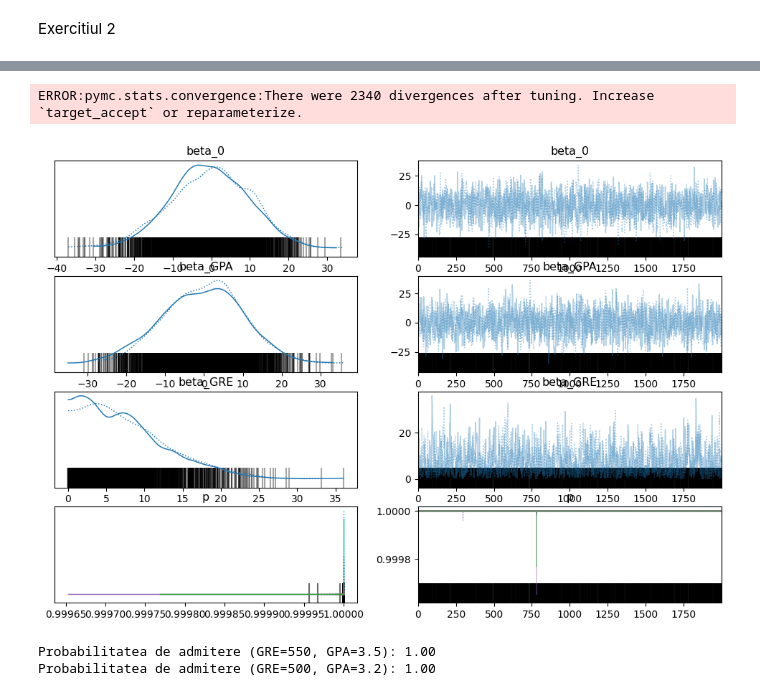
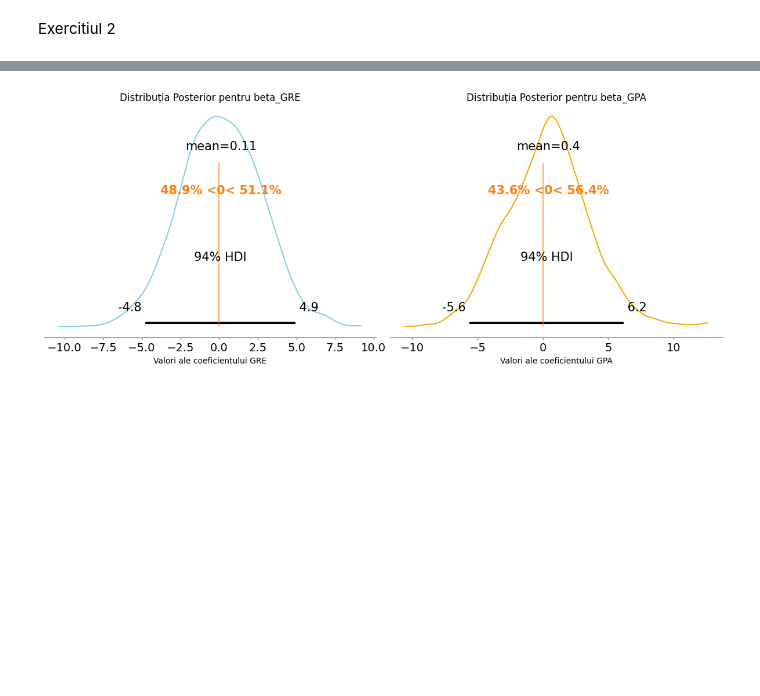
Before and after one commit to BiancaBb01/PMP-2024, a Jupyter notebook: Tema9.ipynb, the cells around one changed output, grey strips where cells are left out. Drawn from its saved outputs; the diff is of its cells as text; code cells hidden in the pictures; blank space fills up the shorter version.

```diff
--- a/Tema9.ipynb
+++ b/Tema9.ipynb
@@ -46,47 +59,56 @@ Frontiera de decizie: 3.31 ore de studiu
 Exercitiul 2
 # %%
 import pandas as pd
+import numpy as np
+import pymc as pm
+import arviz as az
+import matplotlib.pyplot as plt
 
 np.random.seed(42)
 n = 400
-GRE = np.random.normal(500, 50, n)  # GRE scor
-GPA = np.random.normal(3.0, 0.5, n)  # GPA scor
-admitted = (0.01 * GRE + 0.8 * GPA + np.random.normal(0, 0.5, n)) > 4.5  # Decizie binara (1/0)
+GRE = np.random.normal(500, 50, n)  # GRE
+GPA = np.random.normal(3.0, 0.5, n)  # GPA
+admitted = (0.01 * GRE + 0.8 * GPA + np.random.normal(0, 0.5, n)) > 4.5
 
-# Model Bayesian de regresie logistica cu 2 predictori
-with pm.Model() as logistic_model_2:
-    beta_0 = pm.Normal('beta_0', mu=0, sigma=10)
-    beta_GRE = pm.Normal('beta_GRE', mu=0, sigma=10)
-    beta_GPA = pm.Normal('beta_GPA', mu=0, sigma=10)
+data = pd.DataFrame({"GRE": GRE, "GPA": GPA, "admitted": admitted.astype(int)})
 
-    logit_p = beta_0 + beta_GRE * GRE + beta_GPA * GPA
-    p = pm.Deterministic('p', pm.math.sigmoid(logit_p))
-    y_obs = pm.Bernoulli('y_obs', p=p, observed=admitted)
+#Normalizarea
+data["GRE_norm"] = (data["GRE"] - data["GRE"].mean()) / data["GRE"].std()
+data["GPA_norm"] = (data["GPA"] - data["GPA"].mean()) / data["GPA"].std()
 
-    trace_2 = pm.sample(2000, tune=1000, cores=1)
 
-pm.plot_trace(trace_2)
+with pm.Model() as logistic_model:
+
+    beta_0 = pm.Normal("beta_0", mu=0, sigma=10)
+    beta_GRE = pm.Normal("beta_GRE", mu=0, sigma=10)
+    beta_GPA = pm.Normal("beta_GPA", mu=0, sigma=10)
+
+    logit_p = beta_0 + beta_GRE * data["GRE_norm"] + beta_GPA * data["GPA_norm"]
+    p = pm.math.sigmoid(logit_p)
+
+    y_obs = pm.Bernoulli("y_obs", p=p, observed=data["admitted"])
+
+    trace = pm.sample(2000, tune=1000, target_accept=0.9, return_inferencedata=True)
+
+
+fig, ax = plt.subplots(1, 2, figsize=(12, 5))
+
+az.plot_posterior(trace.posterior["beta_GRE"].values.flatten(),
+                  hdi_prob=0.94, ref_val=0, color="skyblue", ax=ax[0])
+ax[0].set_title("Distribuția Posterior pentru beta_GRE")
+ax[0].set_xlabel("Valori ale coeficientului GRE")
+
+
+az.plot_posterior(trace.posterior["beta_GPA"].values.flatten(),
+                  hdi_prob=0.94, ref_val=0, color="orange", ax=ax[1])
+ax[1].set_title("Distribuția Posterior pentru beta_GPA")
+ax[1].set_xlabel("Valori ale coeficientului GPA")
+
+plt.tight_layout()
 plt.show()
-
-GRE_test = 550
-GPA_test = 3.5
-p_admission = 1 / (1 + np.exp(-(trace_2.posterior['beta_0'].mean()
-                                + trace_2.posterior['beta_GRE'].mean() * GRE_test
-                                + trace_2.posterior['beta_GPA'].mean() * GPA_test)))
-print(f"Probabilitatea de admitere (GRE=550, GPA=3.5): {p_admission:.2f}")
-
-GRE_test_2 = 500
-GPA_test_2 = 3.2
-p_admission_2 = 1 / (1 + np.exp(-(trace_2.posterior['beta_0'].mean()
-                                  + trace_2.posterior['beta_GRE'].mean() * GRE_test_2
-                                  + trace_2.posterior['beta_GPA'].mean() * GPA_test_2)))
-print(f"Probabilitatea de admitere (GRE=500, GPA=3.2): {p_admission_2:.2f}")
 # %% [output]
 [interactive output not drawn]
 [interactive output not drawn]
 [interactive output not drawn]
 [interactive output not drawn]
-ERROR:pymc.stats.convergence:There were 2340 divergences after tuning. Increase `target_accept` or reparameterize.
-[figure, old version]
+[figure, new version]
-Probabilitatea de admitere (GRE=550, GPA=3.5): 1.00
-Probabilitatea de admitere (GRE=500, GPA=3.2): 1.00
```
Also changed, not shown: parts of 1 cell of this notebook.
